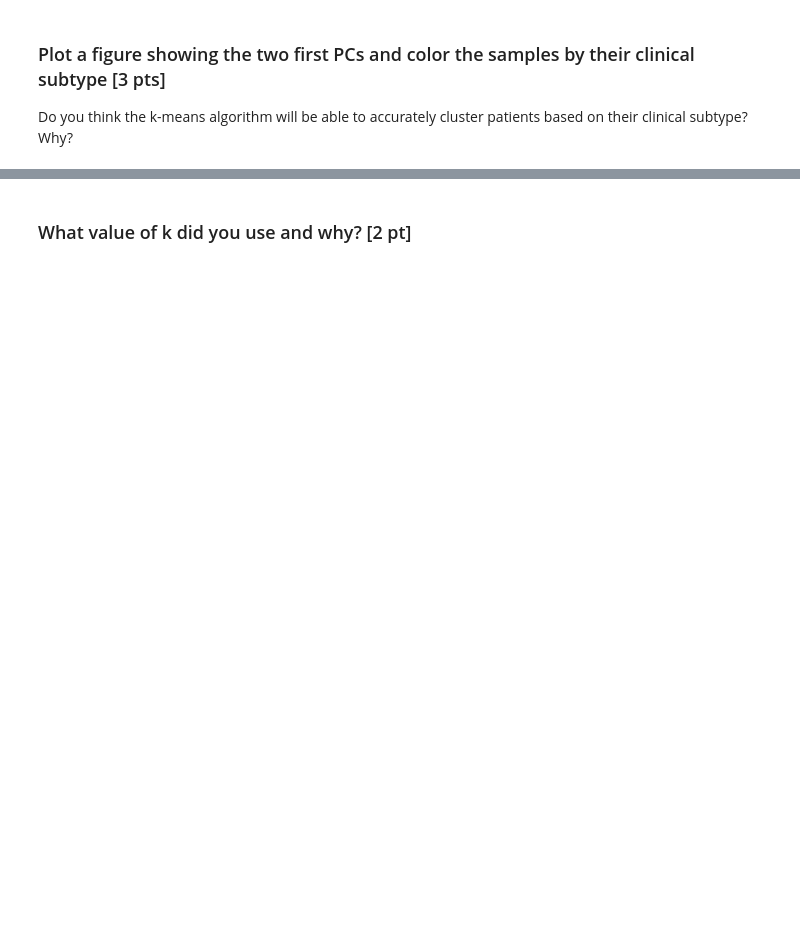
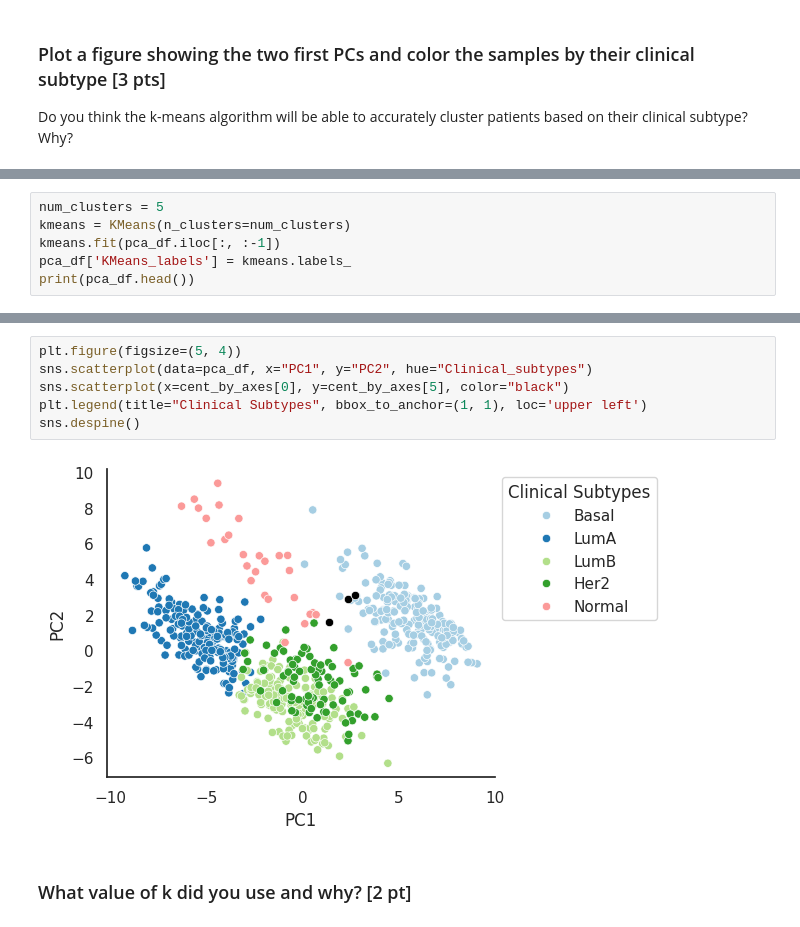
Before and after one commit to eteszner/BIM6065D_2024, a Jupyter notebook: notebook/exercices_good_practices.ipynb, the cells around one changed output, grey strips where cells are left out. Drawn from its saved outputs; the diff is of its cells as text; blank space fills up the shorter version.

```diff
--- a/notebook/exercices_good_practices.ipynb
+++ b/notebook/exercices_good_practices.ipynb
@@ -146 +294,7 @@ Do you think the k-means algorithm will be able to accurately cluster patients b
 When applying the K-means, you should use all 25 PCs, generated by your PCA. Add the k-means labels to your reduced dataset.
+# %%
+num_clusters = 5
+kmeans = KMeans(n_clusters=num_clusters)
+kmeans.fit(pca_df.iloc[:, :-1])
+pca_df['KMeans_labels'] = kmeans.labels_
+print(pca_df.head())
@@ -147,2 +330,10 @@ When applying the K-means, you should use all 25 PCs, generated by your PCA. Add
+# %%
+plt.figure(figsize=(5, 4))
+sns.scatterplot(data=pca_df, x="PC1", y="PC2", hue="Clinical_subtypes")
+sns.scatterplot(x=cent_by_axes[0], y=cent_by_axes[5], color="black")
+plt.legend(title="Clinical Subtypes", bbox_to_anchor=(1, 1), loc='upper left')
+sns.despine()
+# %% [output]
+[figure, added]
 # %% [markdown]
 ### What value of k did you use and why? [2 pt]
```
Also changed, not shown: parts of 20 cells of this notebook.
